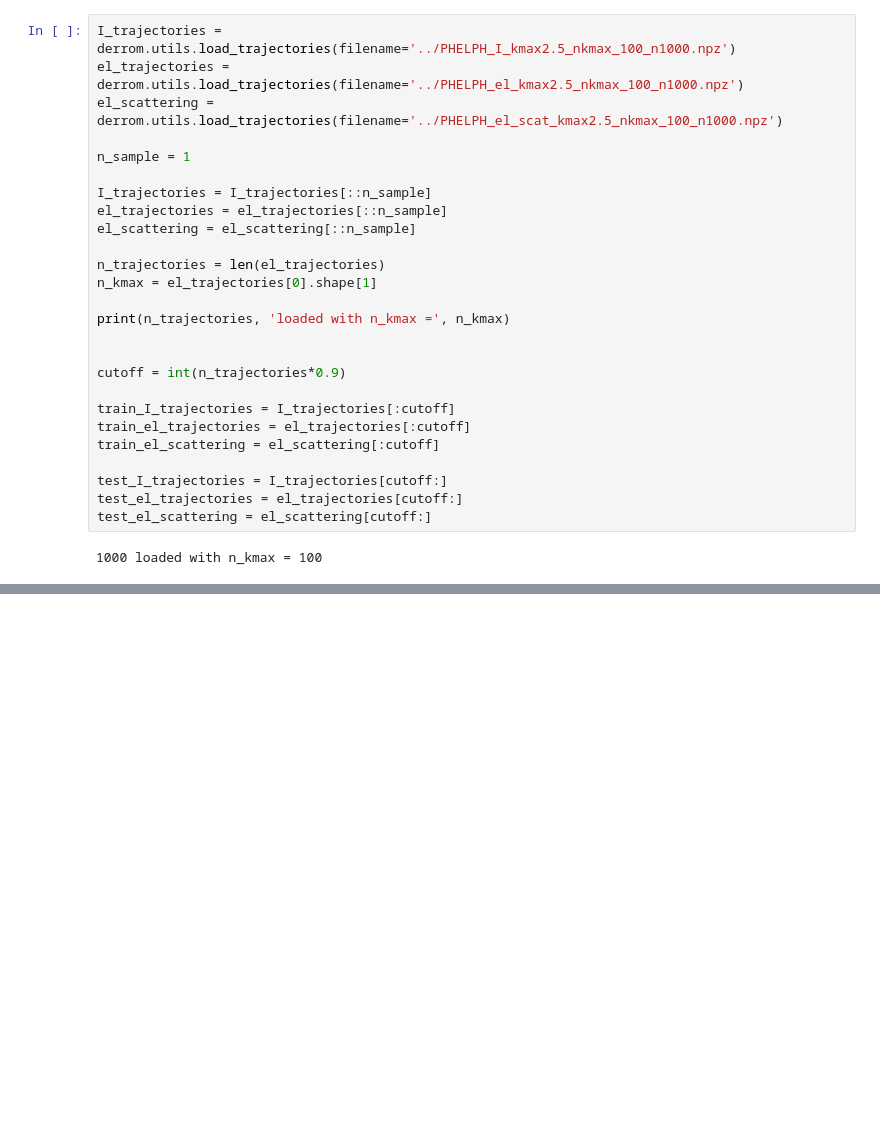
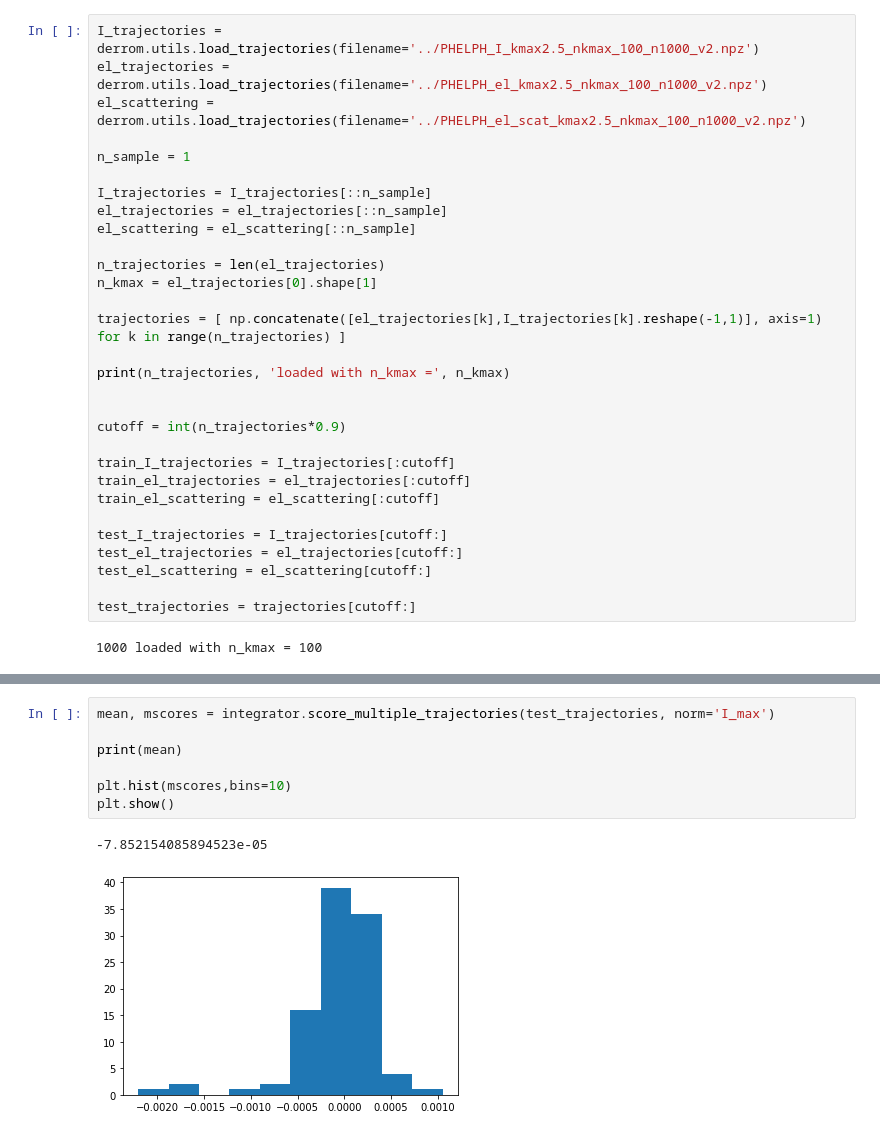
Before and after one commit to stmeinecke/derrom, a Jupyter notebook: PHELPH_simulate_wML.ipynb, the cells around one changed output, grey strips where cells are left out. Saved outputs shown, nothing was run; the diff lists cells and outputs as text; blank space fills up the shorter version.

```diff
--- a/PHELPH_simulate_wML.ipynb
+++ b/PHELPH_simulate_wML.ipynb
@@ -29,9 +29,9 @@ from ivp_integrator import ivp_integrator
 The autoreload extension is already loaded. To reload it, use:
   %reload_ext autoreload
 # %%
-I_trajectories = derrom.utils.load_trajectories(filename='../PHELPH_I_kmax2.5_nkmax_100_n1000.npz')
-el_trajectories = derrom.utils.load_trajectories(filename='../PHELPH_el_kmax2.5_nkmax_100_n1000.npz')
-el_scattering = derrom.utils.load_trajectories(filename='../PHELPH_el_scat_kmax2.5_nkmax_100_n1000.npz')
+I_trajectories = derrom.utils.load_trajectories(filename='../PHELPH_I_kmax2.5_nkmax_100_n1000_v2.npz')
+el_trajectories = derrom.utils.load_trajectories(filename='../PHELPH_el_kmax2.5_nkmax_100_n1000_v2.npz')
+el_scattering = derrom.utils.load_trajectories(filename='../PHELPH_el_scat_kmax2.5_nkmax_100_n1000_v2.npz')
 
 n_sample = 1
 
@@ -41,6 +41,8 @@ el_scattering = el_scattering[::n_sample]
 
 n_trajectories = len(el_trajectories)
 n_kmax = el_trajectories[0].shape[1]
+
+trajectories = [ np.concatenate([el_trajectories[k],I_trajectories[k].reshape(-1,1)], axis=1) for k in range(n_trajectories) ]
 
 print(n_trajectories, 'loaded with n_kmax =', n_kmax)
 
@@ -54,6 +56,8 @@ train_el_scattering = el_scattering[:cutoff]
 test_I_trajectories = I_trajectories[cutoff:]
 test_el_trajectories = el_trajectories[cutoff:]
 test_el_scattering = el_scattering[cutoff:]
+
+test_trajectories = trajectories[cutoff:]
 # %% [output]
 1000 loaded with n_kmax = 100
 # %%
@@ -146,0 +151,10 @@ fit_mu braucht mehr als STEP_LIMIT Schritte!
+# %%
+mean, mscores = integrator.score_multiple_trajectories(test_trajectories, norm='I_max')
+
+print(mean)
+
+plt.hist(mscores,bins=10)
+plt.show()
+# %% [output]
+-7.852154085894523e-05
+[figure, added]
```
Also changed, not shown: parts of 9 cells of this notebook, 6 other files.
